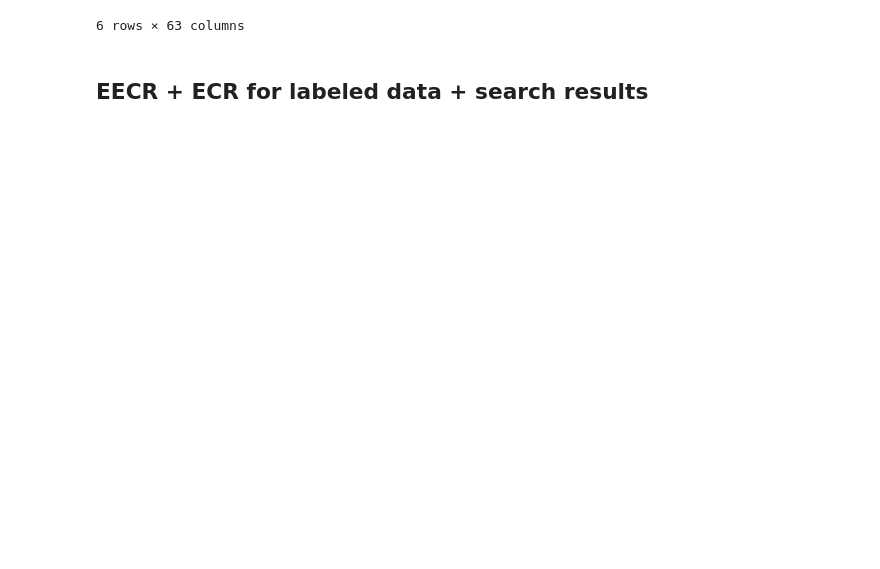
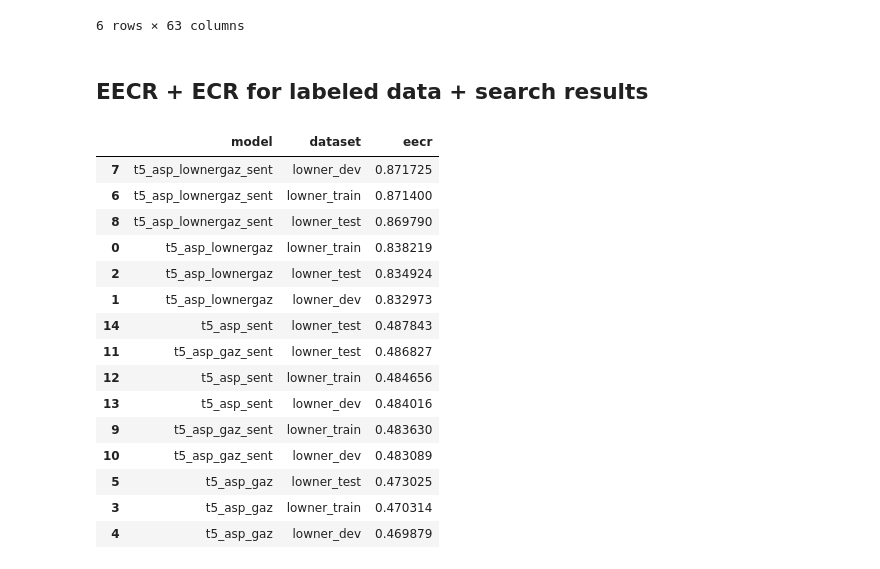
Before and after one commit to roebbert92/thesis, a Jupyter notebook: evaluations/01_performance.ipynb, the cells around one changed output. Drawn from its saved outputs; the diff is of its cells as text; code cells hidden in the pictures; blank space fills up the shorter version.

```diff
--- a/evaluations/01_performance.ipynb
+++ b/evaluations/01_performance.ipynb
@@ -129,6 +129,24 @@ get_error_types_per_entity(metrics_df, "last", "lowner_test")
 # %%
 # EECR - labeled data
 from evaluations.performance_01 import get_labeled_data_eecr
 
-get_labeled_data_eecr()
+labeled_data_eecr_df = get_labeled_data_eecr()
+labeled_data_eecr_df.sort_values("eecr", ascending=False)
+# %% [output]
+|  | model | dataset | eecr |
+| 7 | t5_asp_lownergaz_sent | lowner_dev | 0.871725 |
+| 6 | t5_asp_lownergaz_sent | lowner_train | 0.871400 |
+| 8 | t5_asp_lownergaz_sent | lowner_test | 0.869790 |
+| 0 | t5_asp_lownergaz | lowner_train | 0.838219 |
+| 2 | t5_asp_lownergaz | lowner_test | 0.834924 |
+| 1 | t5_asp_lownergaz | lowner_dev | 0.832973 |
+| 14 | t5_asp_sent | lowner_test | 0.487843 |
+| 11 | t5_asp_gaz_sent | lowner_test | 0.486827 |
+| 12 | t5_asp_sent | lowner_train | 0.484656 |
+| 13 | t5_asp_sent | lowner_dev | 0.484016 |
+| 9 | t5_asp_gaz_sent | lowner_train | 0.483630 |
+| 10 | t5_asp_gaz_sent | lowner_dev | 0.483089 |
+| 5 | t5_asp_gaz | lowner_test | 0.473025 |
+| 3 | t5_asp_gaz | lowner_train | 0.470314 |
+| 4 | t5_asp_gaz | lowner_dev | 0.469879 |
 # %%
```
Also changed, not shown: parts of 5 cells of this notebook, 2 other files.
